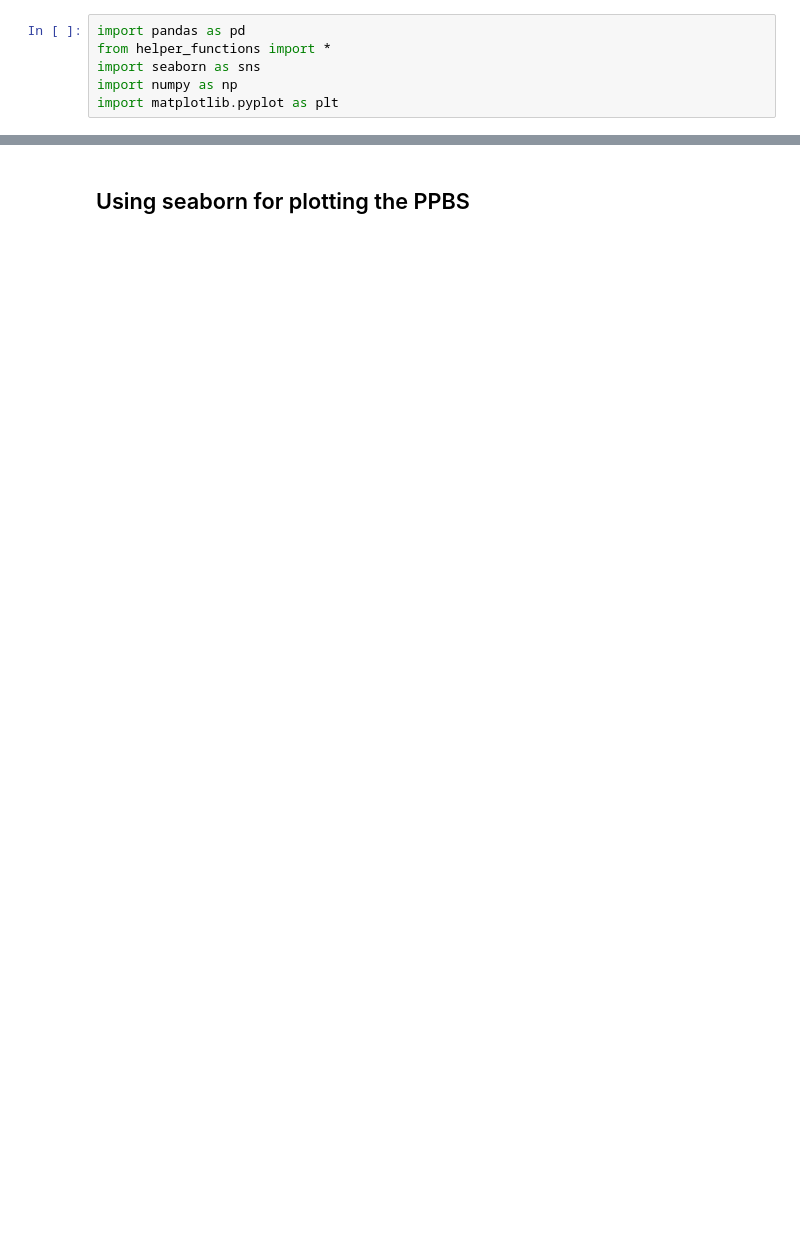
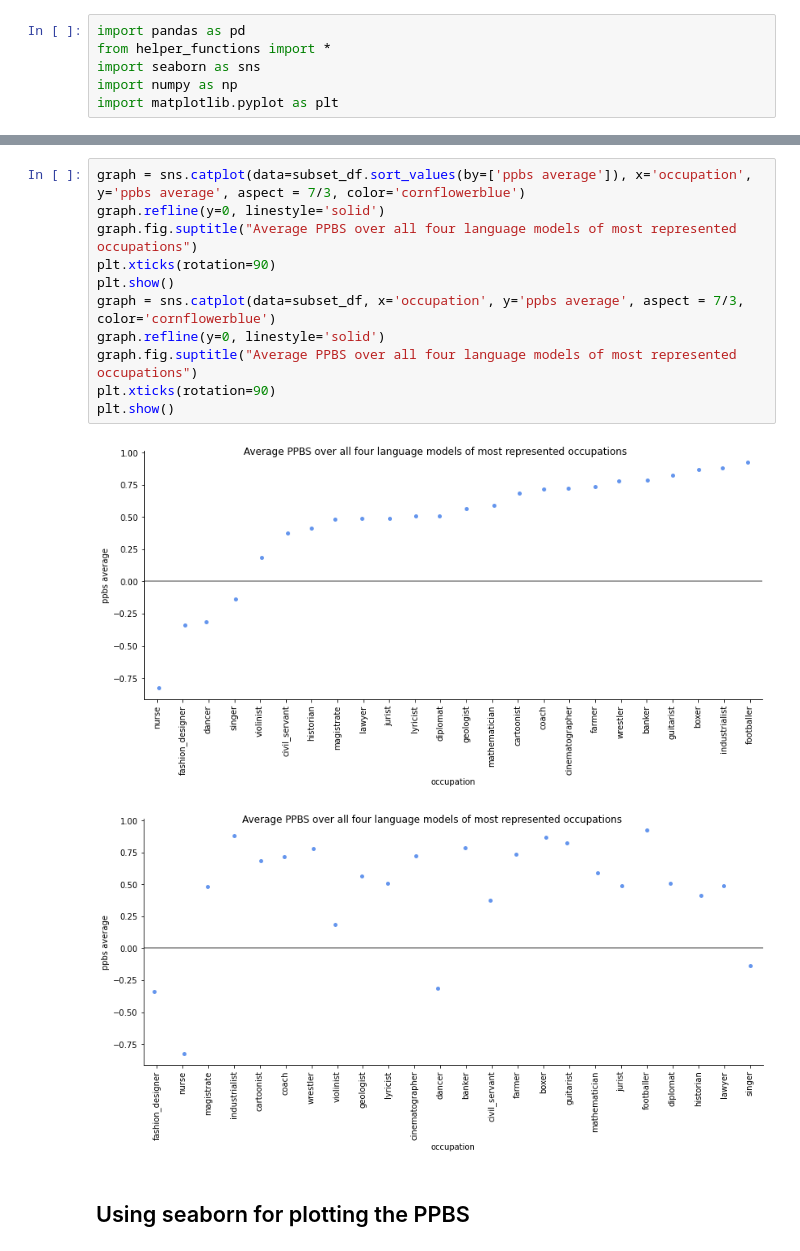
Before and after one commit to EmilPoiesz/Horn_Envelope, a Jupyter notebook: probing_ppbs.ipynb, the cells around one changed output, grey strips where cells are left out. Cells and saved outputs as stored; diff of their text form; blank space fills up the shorter version.

```diff
--- a/probing_ppbs.ipynb
+++ b/probing_ppbs.ipynb
@@ -15,3 +101,17 @@ for model in models:
+# %%
+graph = sns.catplot(data=subset_df.sort_values(by=['ppbs average']), x='occupation', y='ppbs average', aspect = 7/3, color='cornflowerblue')
+graph.refline(y=0, linestyle='solid')
+graph.fig.suptitle("Average PPBS over all four language models of most represented occupations")
+plt.xticks(rotation=90)
+plt.show()
+graph = sns.catplot(data=subset_df, x='occupation', y='ppbs average', aspect = 7/3, color='cornflowerblue')
+graph.refline(y=0, linestyle='solid')
+graph.fig.suptitle("Average PPBS over all four language models of most represented occupations")
+plt.xticks(rotation=90)
+plt.show()
+# %% [output]
+[figure, added]
+[figure, added]
 # %% [markdown]
 ## Using seaborn for plotting the PPBS
 # %%
```
Also changed, not shown: parts of 16 cells of this notebook, 21 other files.
